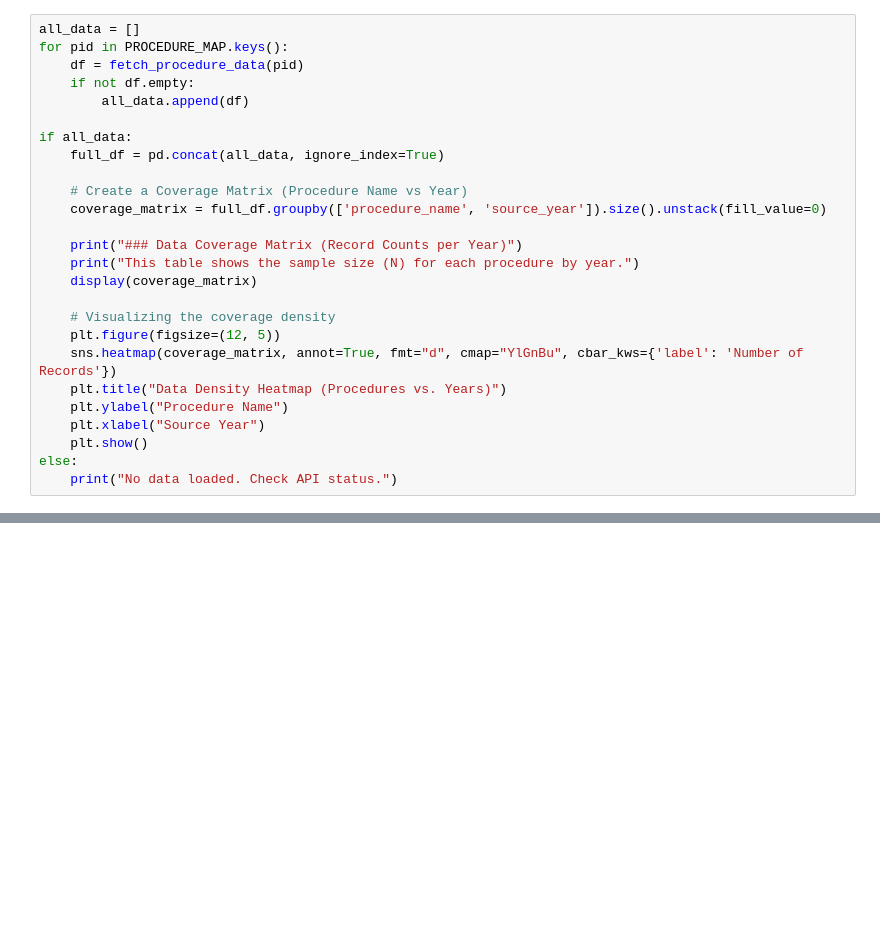
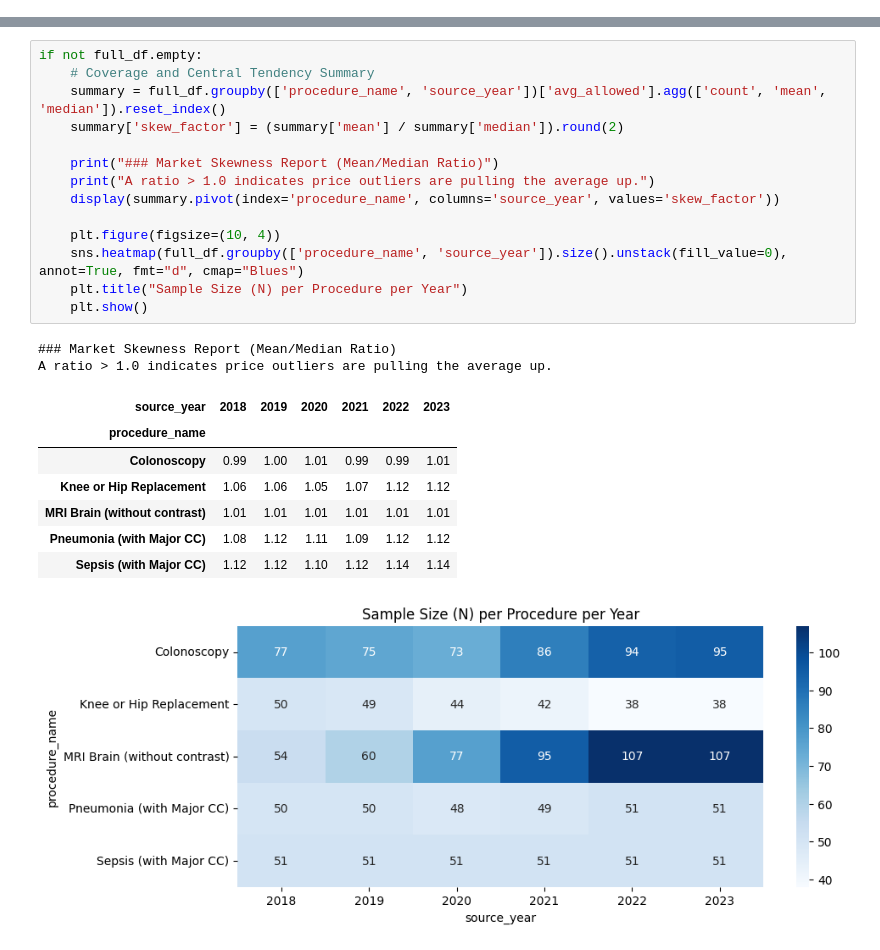
Before and after one commit to 6066Z/OpenHealthDP, a Jupyter notebook: example_analysis.ipynb, the cells around one changed output, grey strips where cells are left out. Cells and saved outputs as stored; diff of their text form; blank space fills up the shorter version.

Commit message:
docs: finalize professional briefing with skewness and negotiation metrics

```diff
--- a/example_analysis.ipynb
+++ b/example_analysis.ipynb
@@ -51,26 +41,0 @@ Before analyzing trends, we verify our **Data Coverage**. We need to know how ma
-# %%
-all_data = []
-for pid in PROCEDURE_MAP.keys():
-    df = fetch_procedure_data(pid)
-    if not df.empty:
-        all_data.append(df)
-
-if all_data:
-    full_df = pd.concat(all_data, ignore_index=True)
-
-    # Create a Coverage Matrix (Procedure Name vs Year)
-    coverage_matrix = full_df.groupby(['procedure_name', 'source_year']).size().unstack(fill_value=0)
-
-    print("### Data Coverage Matrix (Record Counts per Year)")
-    print("This table shows the sample size (N) for each procedure by year.")
-    display(coverage_matrix)
-
-    # Visualizing the coverage density
-    plt.figure(figsize=(12, 5))
-    sns.heatmap(coverage_matrix, annot=True, fmt="d", cmap="YlGnBu", cbar_kws={'label': 'Number of Records'})
-    plt.title("Data Density Heatmap (Procedures vs. Years)")
-    plt.ylabel("Procedure Name")
-    plt.xlabel("Source Year")
-    plt.show()
-else:
-    print("No data loaded. Check API status.")
@@ -90,0 +45,25 @@ Analysis of a specific procedure with shaded regions showing the **10th to 90th
+# %%
+if not full_df.empty:
+    # Coverage and Central Tendency Summary
+    summary = full_df.groupby(['procedure_name', 'source_year'])['avg_allowed'].agg(['count', 'mean', 'median']).reset_index()
+    summary['skew_factor'] = (summary['mean'] / summary['median']).round(2)
+
+    print("### Market Skewness Report (Mean/Median Ratio)")
+    print("A ratio > 1.0 indicates price outliers are pulling the average up.")
+    display(summary.pivot(index='procedure_name', columns='source_year', values='skew_factor'))
+
+    plt.figure(figsize=(10, 4))
+    sns.heatmap(full_df.groupby(['procedure_name', 'source_year']).size().unstack(fill_value=0), annot=True, fmt="d", cmap="Blues")
+    plt.title("Sample Size (N) per Procedure per Year")
+    plt.show()
+# %% [output]
+### Market Skewness Report (Mean/Median Ratio)
+A ratio > 1.0 indicates price outliers are pulling the average up.
+| source_year | 2018 | 2019 | 2020 | 2021 | 2022 | 2023 |
+| procedure_name |  |  |  |  |  |  |
+| Colonoscopy | 0.99 | 1.00 | 1.01 | 0.99 | 0.99 | 1.01 |
+| Knee or Hip Replacement | 1.06 | 1.06 | 1.05 | 1.07 | 1.12 | 1.12 |
+| MRI Brain (without contrast) | 1.01 | 1.01 | 1.01 | 1.01 | 1.01 | 1.01 |
+| Pneumonia (with Major CC) | 1.08 | 1.12 | 1.11 | 1.09 | 1.12 | 1.12 |
+| Sepsis (with Major CC) | 1.12 | 1.12 | 1.10 | 1.12 | 1.14 | 1.14 |
+[figure, added]
```
Also changed, not shown: parts of 16 cells of this notebook.
